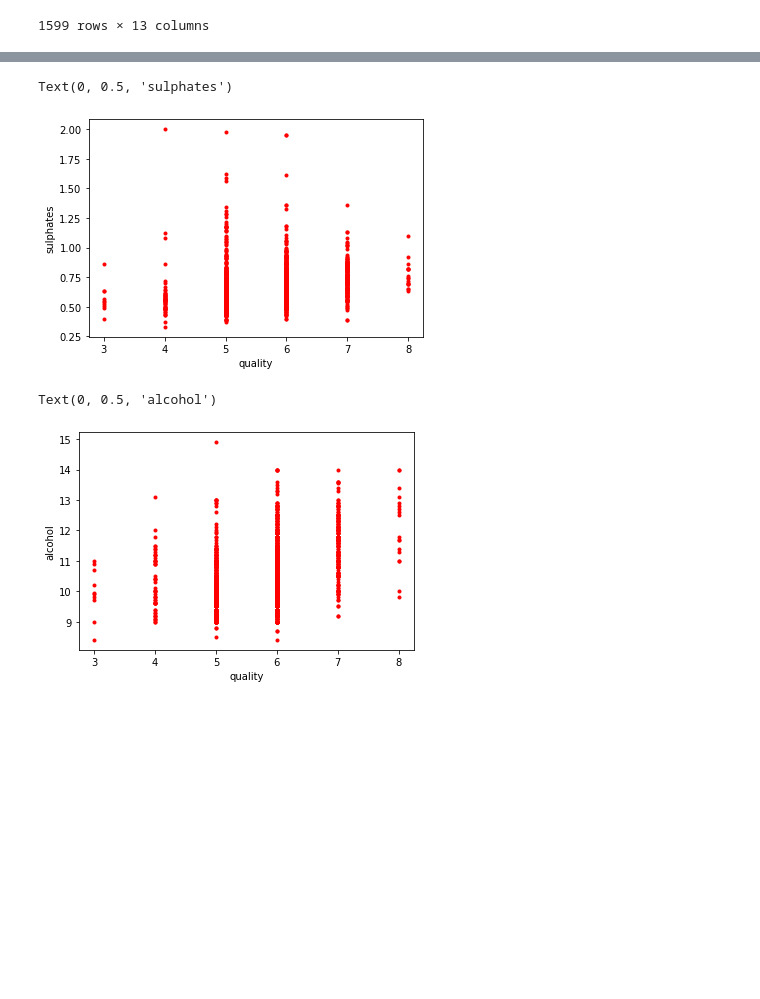
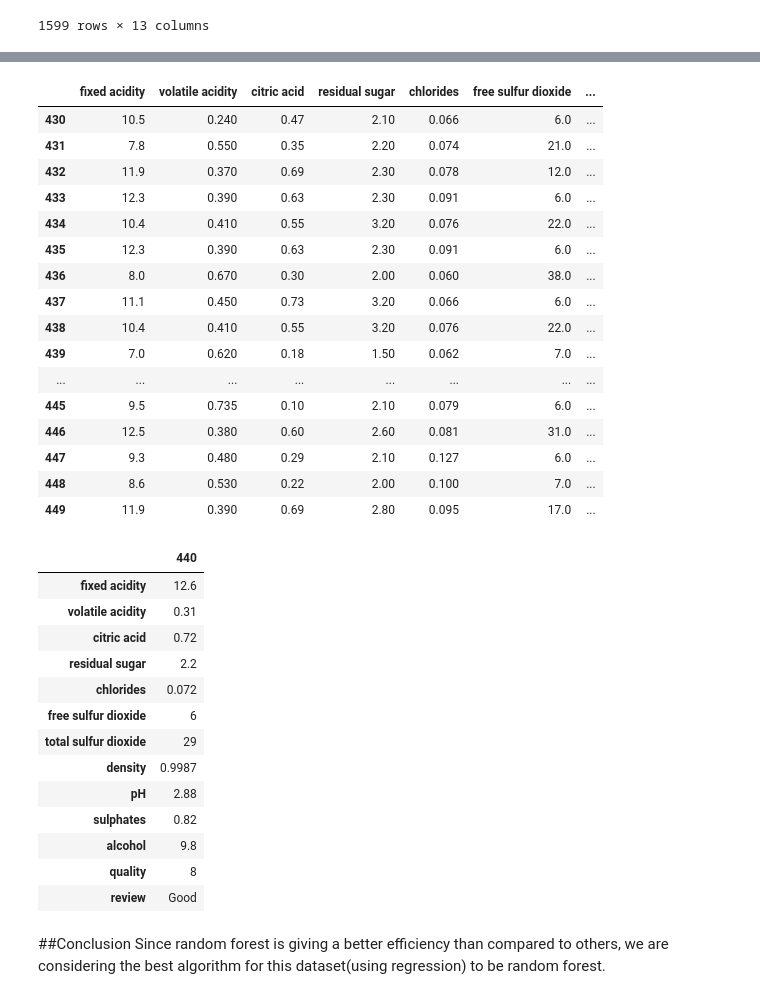
Before and after one commit to anjali151099/ANJALI-MLPROJECT, a Jupyter notebook: Wine_Quality_Red_Regression.ipynb, the cells around one changed output, grey strips where cells are left out. Cells and saved outputs as stored; diff of their text form; code cells hidden in the pictures; blank space fills up the shorter version.

```diff
--- a/Wine_Quality_Red_Regression.ipynb
+++ b/Wine_Quality_Red_Regression.ipynb
@@ -5,4 +5,4 @@ import pandas as pd
 import numpy as np
 import matplotlib.pyplot as plt
 # %%
-data = pd.read_csv('/content/winequality-red.csv')
+data = pd.read_csv('/content/datasets_4458_8204_winequality-red.csv')
@@ -163,7 +199,7 @@ print(r, l, d, s, p)
 # %%
-condition = [(data['quality']>5.5), (data['quality']<5.5)]
-gb = ['good', 'bad']
-data['review'] = np.select(condition, gb)
+cond = [(data['quality']>=7.5), (data['quality']<7.5)]
+gb = ['Good', 'Bad']
+data['review'] = np.select(cond, gb)
 # %%
 data
 # %% [output]
@@ -250,14 +219,20 @@ Text(0, 0.5, 'pH')
-# %%
-plt.plot(data['quality'], data['sulphates'], 'r.')
-plt.xlabel('quality')
-plt.ylabel('sulphates')
-# %% [output]
-Text(0, 0.5, 'sulphates')
-[figure, removed]
-# %%
-plt.plot(data['quality'], data['alcohol'], 'r.')
-plt.xlabel('quality')
-plt.ylabel('alcohol')
-# %% [output]
-Text(0, 0.5, 'alcohol')
-[figure, removed]
+# %%
+data.iloc[430:450, :]
+# %% [output]
+|  | fixed acidity | volatile acidity | citric acid | residual sugar | chlorides | free sulfur dioxide | ... |
+| 430 | 10.5 | 0.240 | 0.47 | 2.10 | 0.066 | 6.0 | ... |
+| 431 | 7.8 | 0.550 | 0.35 | 2.20 | 0.074 | 21.0 | ... |
+| 432 | 11.9 | 0.370 | 0.69 | 2.30 | 0.078 | 12.0 | ... |
+| 433 | 12.3 | 0.390 | 0.63 | 2.30 | 0.091 | 6.0 | ... |
+| 434 | 10.4 | 0.410 | 0.55 | 3.20 | 0.076 | 22.0 | ... |
+| 435 | 12.3 | 0.390 | 0.63 | 2.30 | 0.091 | 6.0 | ... |
+| 436 | 8.0 | 0.670 | 0.30 | 2.00 | 0.060 | 38.0 | ... |
+| 437 | 11.1 | 0.450 | 0.73 | 3.20 | 0.066 | 6.0 | ... |
+| 438 | 10.4 | 0.410 | 0.55 | 3.20 | 0.076 | 22.0 | ... |
+| 439 | 7.0 | 0.620 | 0.18 | 1.50 | 0.062 | 7.0 | ... |
+| ... | ... | ... | ... | ... | ... | ... | ... |
+| 445 | 9.5 | 0.735 | 0.10 | 2.10 | 0.079 | 6.0 | ... |
+| 446 | 12.5 | 0.380 | 0.60 | 2.60 | 0.081 | 31.0 | ... |
+| 447 | 9.3 | 0.480 | 0.29 | 2.10 | 0.127 | 6.0 | ... |
+| 448 | 8.6 | 0.530 | 0.22 | 2.00 | 0.100 | 7.0 | ... |
+| 449 | 11.9 | 0.390 | 0.69 | 2.80 | 0.095 | 17.0 | ... |
@@ -263,0 +243,20 @@ Text(0, 0.5, 'alcohol')
+# %%
+tab
+# %% [output]
+|  | 440 |
+| fixed acidity | 12.6 |
+| volatile acidity | 0.31 |
+| citric acid | 0.72 |
+| residual sugar | 2.2 |
+| chlorides | 0.072 |
+| free sulfur dioxide | 6 |
+| total sulfur dioxide | 29 |
+| density | 0.9987 |
+| pH | 2.88 |
+| sulphates | 0.82 |
+| alcohol | 9.8 |
+| quality | 8 |
+| review | Good |
+# %% [markdown]
+##Conclusion
+Since random forest is giving a better efficiency than compared to others, we are considering the best algorithm for this dataset(using regression) to be random forest.
```
Also changed, not shown: parts of 32 cells of this notebook.
